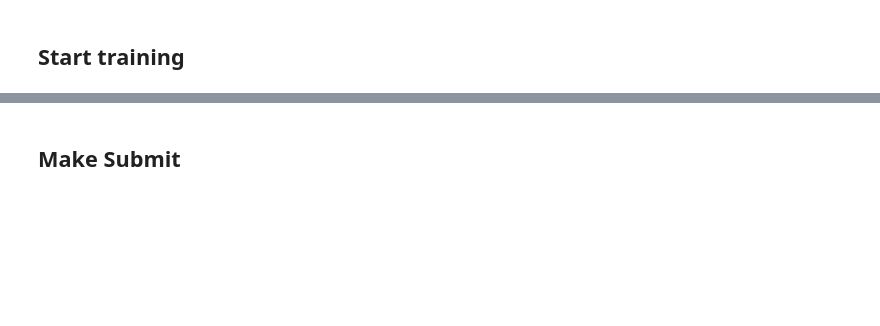
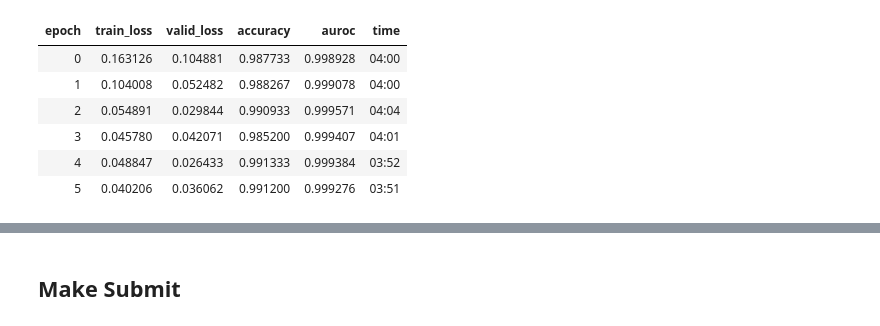
Before and after one commit to Stan-Lin/2nd-ML100Days, a Jupyter notebook: final_exam/dog_cat/Cats&Dogs_Classification.ipynb, the cells around one changed output, grey strips where cells are left out. Saved outputs shown, nothing was run; the diff lists cells and outputs as text; code cells hidden in the pictures; blank space fills up the shorter version.

Commit message:
Modified the Resnet Arch

```diff
--- a/final_exam/dog_cat/Cats&Dogs_Classification.ipynb
+++ b/final_exam/dog_cat/Cats&Dogs_Classification.ipynb
@@ -48,6 +63,8 @@ def read_image_name(folder,resize_hight = 224, resize_width = 224):
 # %%
-data_path=Path('/kaggle/input/ml-marathon-final/data/kaggle_dogcat')
+data_path='/kaggle/input/dogs-vs-cats-redux-kernels-edition/'
+pre_path= '/dev/shm/'
+path = Path(pre_path+'train')
 # test = [ImageList.from_df(df, path=test_path, cols='ID', folder=folder, suffix='.jpg')
 #                for df, folder in zip([ test_df], [ 'test'])]
-path = Path('/kaggle/input/ml-marathon-final/data/kaggle_dogcat/train')
-test_path = Path('/kaggle/input/ml-marathon-final/data/kaggle_dogcat/test')
+
+test_path =  Path(pre_path+'test')
@@ -54,11 +88,14 @@ test_path = Path('/kaggle/input/ml-marathon-final/data/kaggle_dogcat/test')
 # %%
 
-tfms = get_transforms(do_flip=True, flip_vert=True, max_rotate=10.0, max_zoom=1.1, max_lighting=0.2, max_warp=0.2, p_affine=0.75, p_lighting=0.75)
-# tfms = get_transforms(max_rotate=20, max_zoom=1.3, max_lighting=0.4, max_warp=0.4, p_affine=1., p_lighting=1.)
+# perform image augmentations to enhance training data
+# tfms = get_transforms(do_flip=True, flip_vert=True, max_rotate=10.0, max_zoom=1.1, max_lighting=0.2, max_warp=0.2, p_affine=0.75, p_lighting=0.75)
+# tfms = get_transforms(max_rotate=20, max_zoom=1.3, max_lighting=0.4, max_warp=0.4,
+tfms = get_transforms(max_rotate=20, max_zoom=1.3, max_lighting=0.4, max_warp=0.4, p_affine=1., p_lighting=1.)
 
 data = (ImageList.from_folder(path)
         .split_by_rand_pct(0.3, seed=2)
-        .label_from_folder()
+#         .label_from_folder()
+        .label_from_re(r'([^/]+)\.\d+.jpg$')
         .add_test_folder(test_path)
         .transform(tfms, size=224,padding_mode='reflection')
         .databunch( bs=64, device= torch.device('cuda:0'))
@@ -79,4 +473,9 @@ data.classes, data.c, len(data.train_ds), len(data.valid_ds)
 # %%
+from fastai.callbacks import *
+# custom_head=custom_head,
 wd=1e-1
-learn = cnn_learner(data, models.resnet34, metrics=error_rate,wd=wd,bn_final=True)
+learn = cnn_learner(data, resnet50,pretrained=True ,wd=wd,bn_final=True , metrics=[accuracy, AUROC()])
+#                     ,callback_fns=[partial(EarlyStoppingCallback, monitor='auroc', min_delta=0.001, patience=3)]
+#                    )
+#         ,loss_func= nn.CrossEntropyLoss
 # learn = cnn_learner(data, models.resnet34, metrics=error_rate,bn_final=True)
@@ -83,7 +486,13 @@ learn = cnn_learner(data, models.resnet34, metrics=error_rate,wd=wd,bn_final=Tru
-# %% [markdown]
-## Start training
 # %%
 # learn.fit_one_cycle(4)
-learn.fit_one_cycle(3, slice(1e-2), pct_start=0.8)
+learn.fit_one_cycle(6, slice(1e-2), pct_start=0.8)
+# %% [output]
+| epoch | train_loss | valid_loss | accuracy | auroc | time |
+| 0 | 0.163126 | 0.104881 | 0.987733 | 0.998928 | 04:00 |
+| 1 | 0.104008 | 0.052482 | 0.988267 | 0.999078 | 04:00 |
+| 2 | 0.054891 | 0.029844 | 0.990933 | 0.999571 | 04:04 |
+| 3 | 0.045780 | 0.042071 | 0.985200 | 0.999407 | 04:01 |
+| 4 | 0.048847 | 0.026433 | 0.991333 | 0.999384 | 03:52 |
+| 5 | 0.040206 | 0.036062 | 0.991200 | 0.999276 | 03:51 |
 # %%
 learn.model
```
Also changed, not shown: parts of 22 cells of this notebook, 1 other file.
